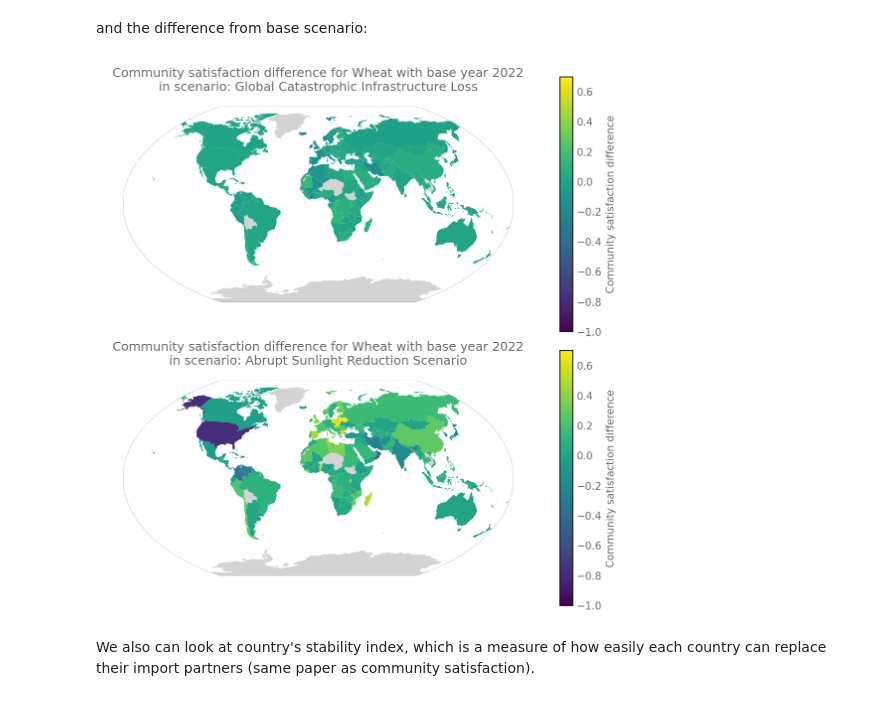
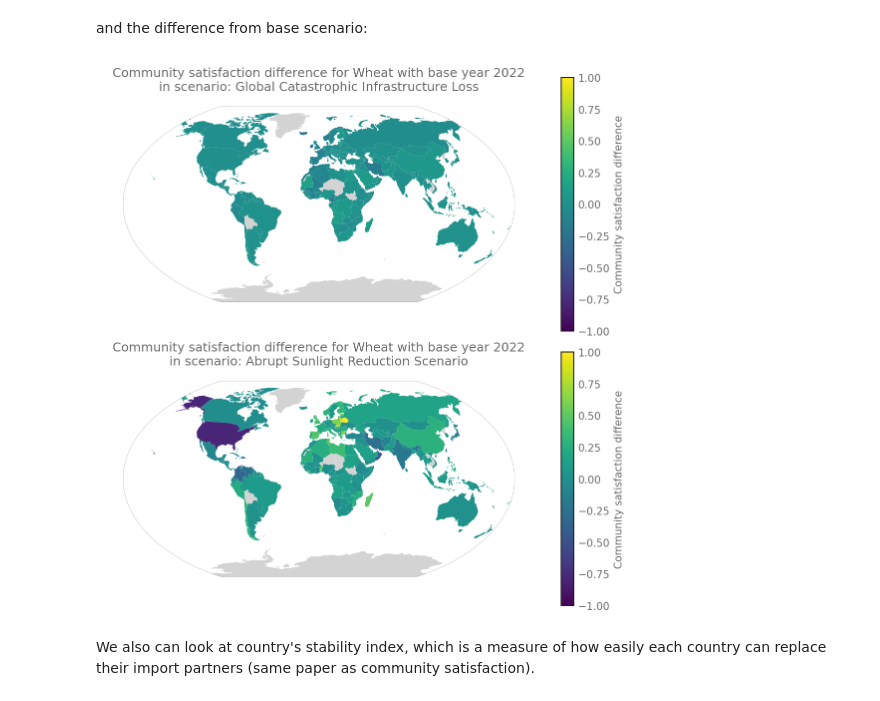
Before and after one commit to lukaszgajewski/pytradeshifts, a Jupyter notebook: scripts/Main Scenarios/Wheat_Trade_After_Catastrophe.ipynb, the cells around one changed output. Cells and saved outputs as stored; diff of their text form; code cells hidden in the pictures.

```diff
--- a/scripts/Main Scenarios/Wheat_Trade_After_Catastrophe.ipynb
+++ b/scripts/Main Scenarios/Wheat_Trade_After_Catastrophe.ipynb
@@ -151,9 +151,9 @@ comparison.plot_community_satisfaction(figsize=(10, 10))
 # %% [markdown]
 and the difference from base scenario:
 # %%
-comparison.plot_community_satisfaction_difference(figsize=(7.5, 7.5), vmin=-1, vmax=0.7)
+comparison.plot_community_satisfaction_difference(figsize=(7.5, 7.5), vmin=-1, vmax=1)
 # %% [output]
-[figure, old version]
+[figure, new version]
 # %% [markdown]
 We also can look at country's stability index, which is a measure of how easily each country can replace their import partners (same paper as community satisfaction).
 # %%
```
Also changed, not shown: 2 other files.
